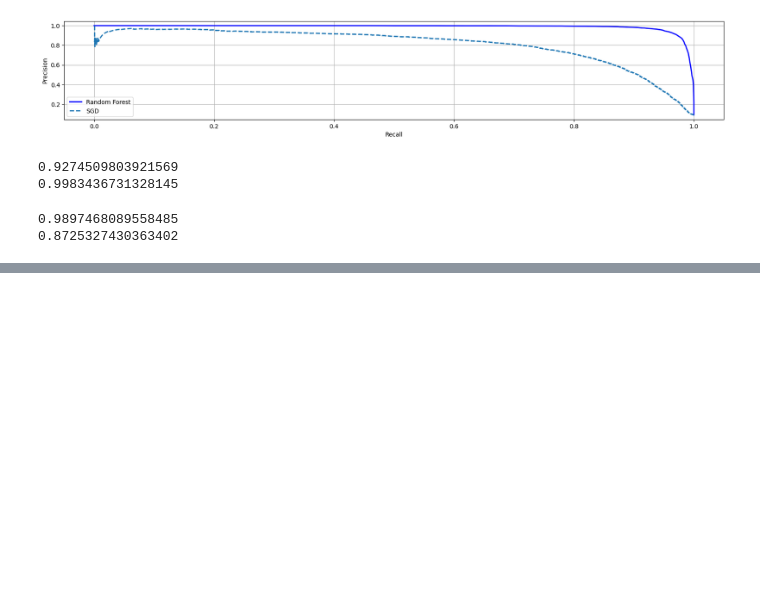
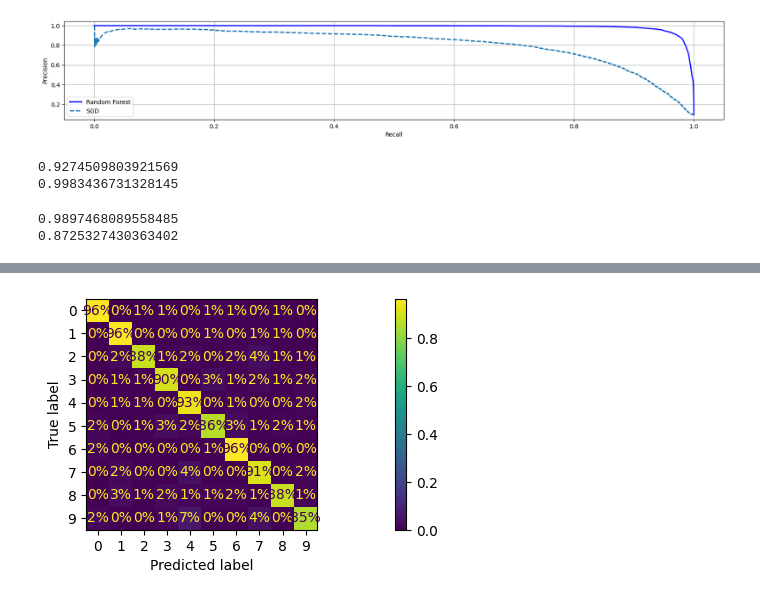
Before and after one commit to SanriGirdabi/Machine-Learning-Series, a Jupyter notebook: Classification/MNIST.ipynb, the cells around one changed output, grey strips where cells are left out. Drawn from its saved outputs; the diff is of its cells as text; code cells hidden in the pictures; blank space fills up the shorter version.

```diff
--- a/Classification/MNIST.ipynb
+++ b/Classification/MNIST.ipynb
@@ -220,0 +286,6 @@ array([0.89, 0.01, 0.04, ..., 0.98, 0.08, 0.06])
+# %%
+ConfusionMatrixDisplay.from_predictions(y_train[:2000], y_train_pred,
+                                        normalize="true", values_format=".0%")
+plt.show()
+# %% [output]
+[figure, added]
```
Also changed, not shown: parts of 20 cells of this notebook, 1 other file.
